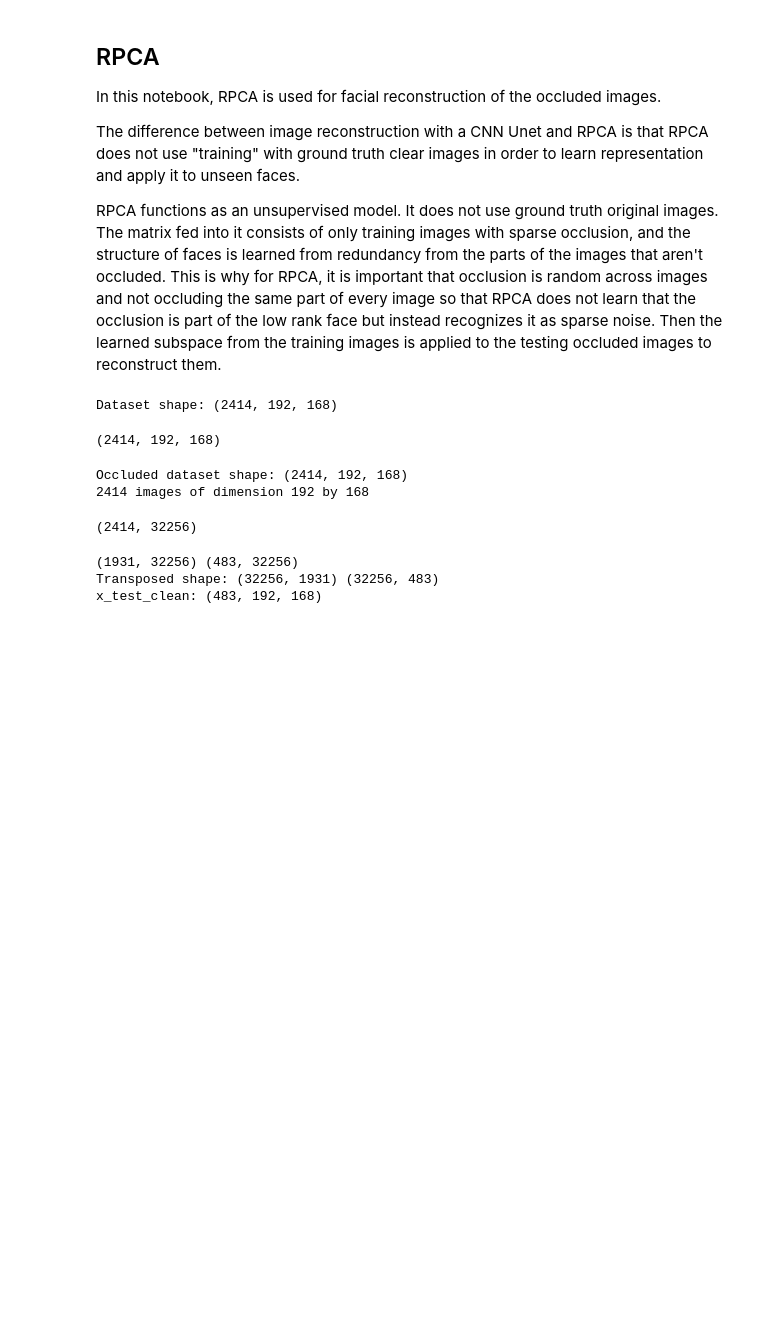
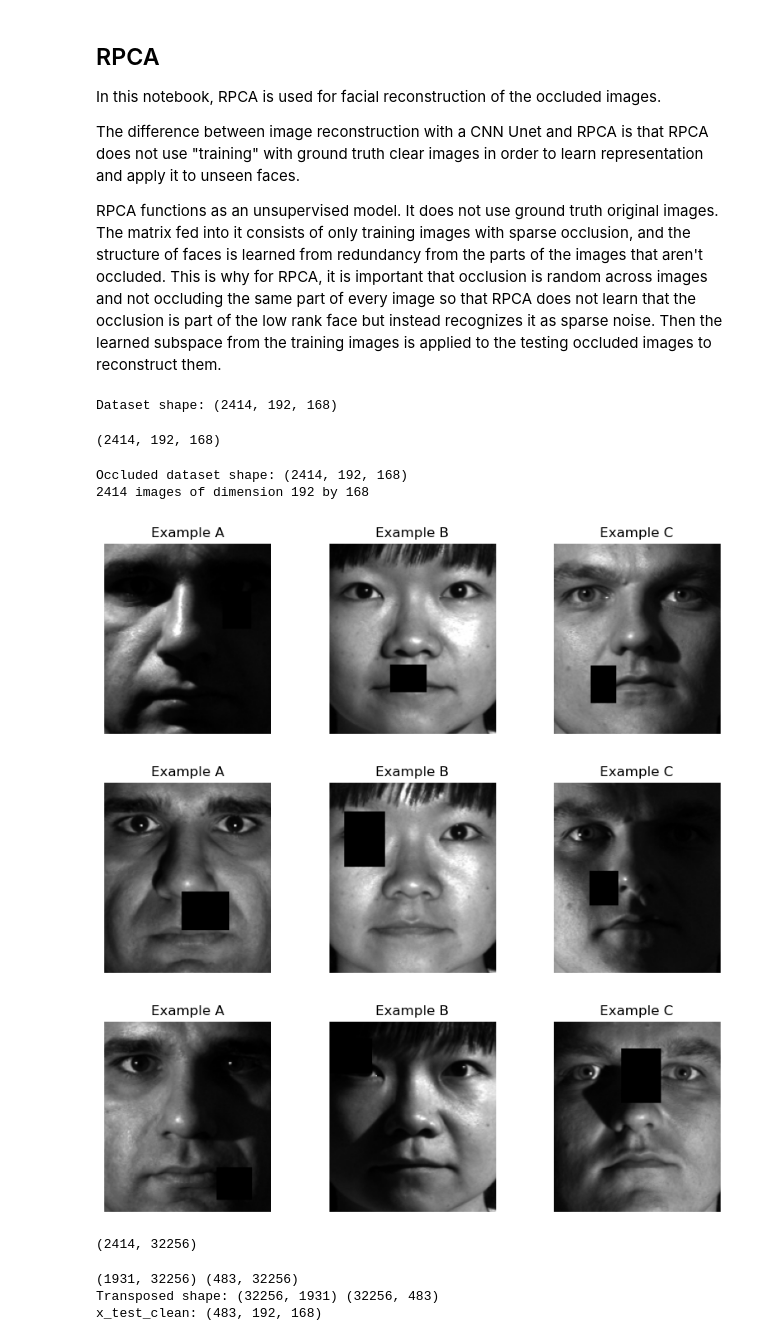
Before and after one commit to Dshreekulkarni/COGS181-FINALPROJECT, a Jupyter notebook: RPCA.ipynb, the cells around one changed output. Drawn from its saved outputs; the diff is of its cells as text; code cells hidden in the pictures; blank space fills up the shorter version.

```diff
--- a/RPCA.ipynb
+++ b/RPCA.ipynb
@@ -95,4 +95,35 @@ print("2414 images of dimension 192 by 168")
 # %% [output]
 Occluded dataset shape: (2414, 192, 168)
 2414 images of dimension 192 by 168
+# %%
+##visualize 3 occluded faces from 3 people
+for i in range(3):
+
+    X1 = X_occluded[i+500]
+    X2 = X_occluded[i + 300]
+    X3 = X_occluded[i+400]
+
+
+    plt.figure(figsize=(10,3))
+
+    plt.subplot(1,3,1)
+    plt.title("Example A")
+    plt.imshow(X1, cmap="gray")
+    plt.axis("off")
+
+    plt.subplot(1,3,2)
+    plt.title("Example B")
+    plt.imshow(X2, cmap="gray")
+    plt.axis("off")
+
+    plt.subplot(1,3,3)
+    plt.title("Example C")
+    plt.imshow(X3, cmap="gray")
+    plt.axis("off")
+
+    plt.show()
+# %% [output]
+[figure, added]
+[figure, added]
+[figure, added]
 # %%
```
Also changed, not shown: parts of 14 cells of this notebook, 1 other file.
